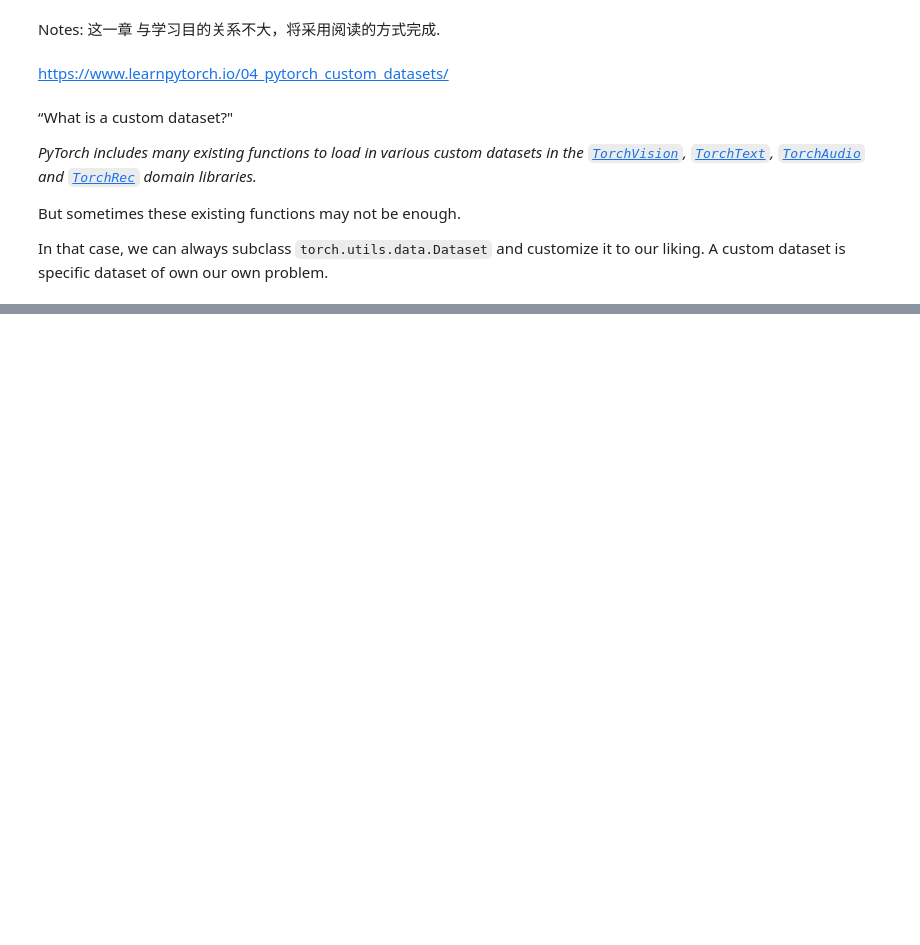
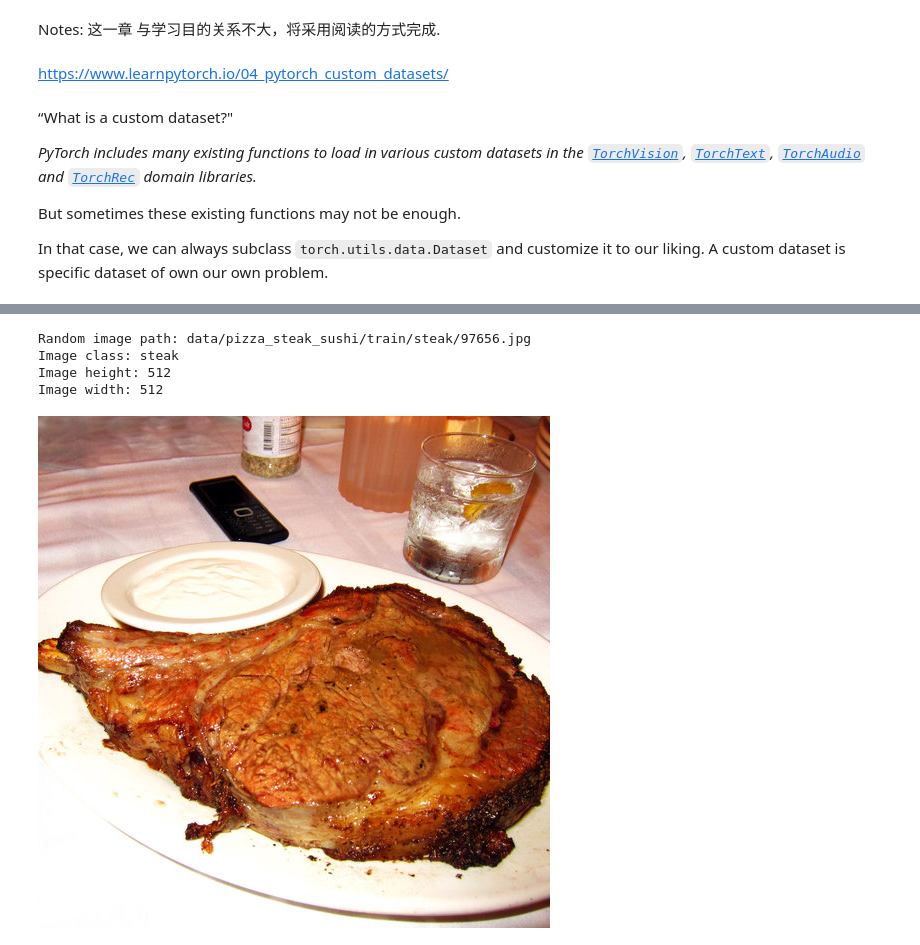
Before and after one commit to lirichardil/PyTorch, a Jupyter notebook: 04_Custom datasets with Pytorch.ipynb, the cells around one changed output, grey strips where cells are left out. Saved outputs shown, nothing was run; the diff lists cells and outputs as text; code cells hidden in the pictures; blank space fills up the shorter version.

```diff
--- a/04_Custom datasets with Pytorch.ipynb
+++ b/04_Custom datasets with Pytorch.ipynb
@@ -41,0 +213,32 @@ Specifically, we're going to cover:
+# %%
+import random
+from PIL import Image
+
+random.seed(42)
+
+# Get all image paths
+impage_paths_list = list(image_path.glob("*/*/*.jpg"))
+
+# 2. Get a ramdom image path(
+random_image_path = random.choice(impage_paths_list)
+
+
+# 3. Get image class from path name:
+##the image class is the name of the directory where the image is stored)
+image_class = random_image_path.parent.stem
+# 4. Open the image and print it
+img = Image.open(random_image_path)
+
+# 5. Print
+print(f"Random image path: {random_image_path}")
+print(f"Image class: {image_class}")
+print(f"Image height: {img.height}")
+print(f"Image width: {img.width}")
+
+img
+# %% [output]
+Random image path: data/pizza_steak_sushi/train/steak/97656.jpg
+Image class: steak
+Image height: 512
+Image width: 512
+[figure, added]
```
Also changed, not shown: parts of 23 cells of this notebook.
